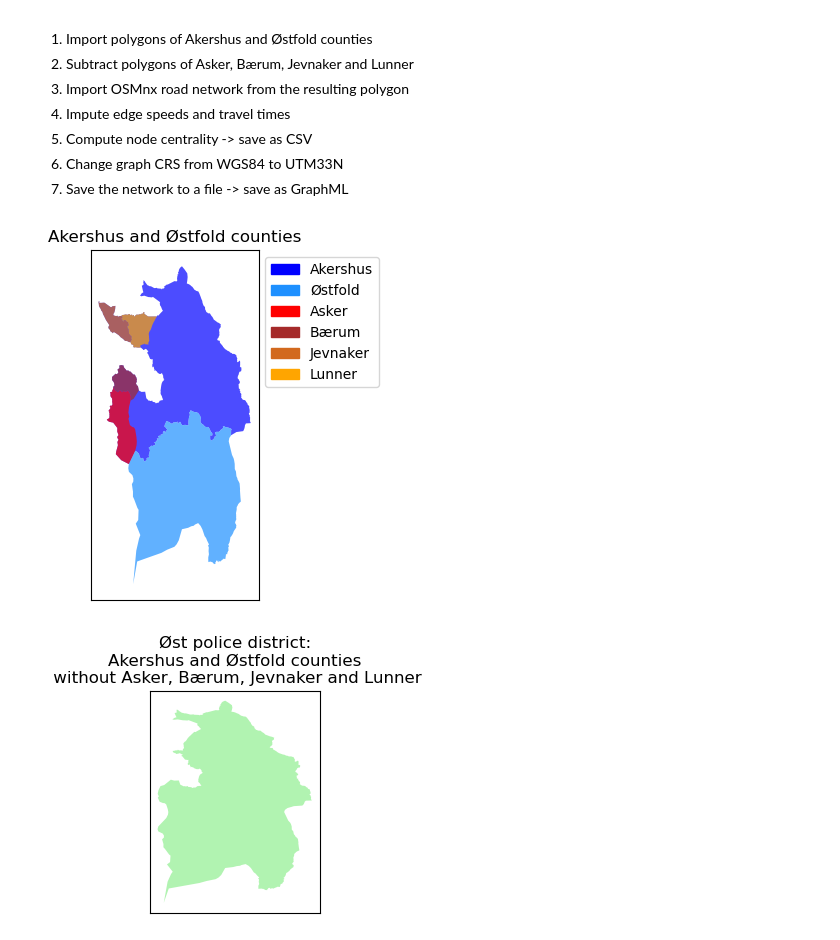
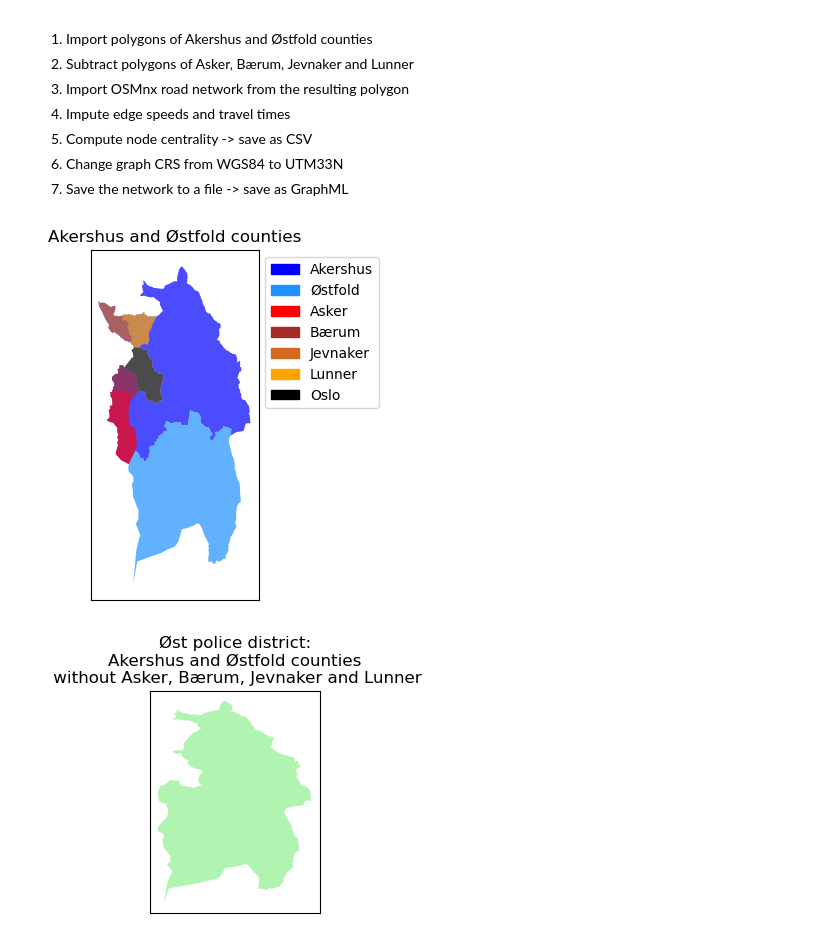
Before and after one commit to torhaa1/Response_Time_Minimization, a Jupyter notebook: preprocessing/16_preprocess_East_district.ipynb, the cells around one changed output. Cells and saved outputs as stored; diff of their text form; code cells hidden in the pictures.

```diff
--- a/preprocessing/16_preprocess_East_district.ipynb
+++ b/preprocessing/16_preprocess_East_district.ipynb
@@ -103,26 +103,27 @@ asker_gdf = ox.geocode_to_gdf("Asker, Norway")
 barum_gdf = ox.geocode_to_gdf("Bærum, Norway")
 jevnaker_gdf = ox.geocode_to_gdf("Jevnaker, Norway")
 lunner_gdf = ox.geocode_to_gdf("Lunner, Norway")
+
+oslo_gdf = ox.geocode_to_gdf("Oslo, Norway")
 # %%
 # Concatenate the geodataframes
-counties_gdf = pd.concat([akershus_gdf, ostfold_gdf, asker_gdf, barum_gdf, jevnaker_gdf, lunner_gdf], axis=0)
+counties_gdf = pd.concat([akershus_gdf, ostfold_gdf, asker_gdf, barum_gdf, jevnaker_gdf, lunner_gdf, oslo_gdf], axis=0)
 
 # Plot the counties
 # Set the figure size
 fig, ax = plt.subplots(figsize=(3, 4))  # Adjust the size values as needed
-colors = ['blue', 'dodgerblue', 'red', 'brown', 'chocolate', 'orange']
+colors = ['blue', 'dodgerblue', 'red', 'brown', 'chocolate', 'orange', 'black']
 counties_gdf.plot(ax=ax, color=colors, alpha=0.7)
 ax.get_xaxis().set_visible(False)
 ax.get_yaxis().set_visible(False)
 
-legend_labels = ['Akershus', 'Østfold', 'Asker', 'Bærum', 'Jevnaker', 'Lunner']
+legend_labels = ['Akershus', 'Østfold', 'Asker', 'Bærum', 'Jevnaker', 'Lunner', 'Oslo']
 patches = [mpatches.Patch(color=color, label=label) for color, label in zip(colors, legend_labels)]
 ax.legend(handles=patches, loc='upper left', bbox_to_anchor=(1, 1), prop={'size': 10})
 plt.title('Akershus and Østfold counties')
-plt.tight_layout()
-plt.show()
+plt.tight_layout(); plt.show()
 # %% [output]
-[figure, old version]
+[figure, new version]
 # %%
 # Step 2. Subtract polygons of Asker, Bærum, Jevnaker and Lunner from Akershus and Østfold counties
 
```
Also changed, not shown: parts of 3 cells of this notebook, 6 other files.
